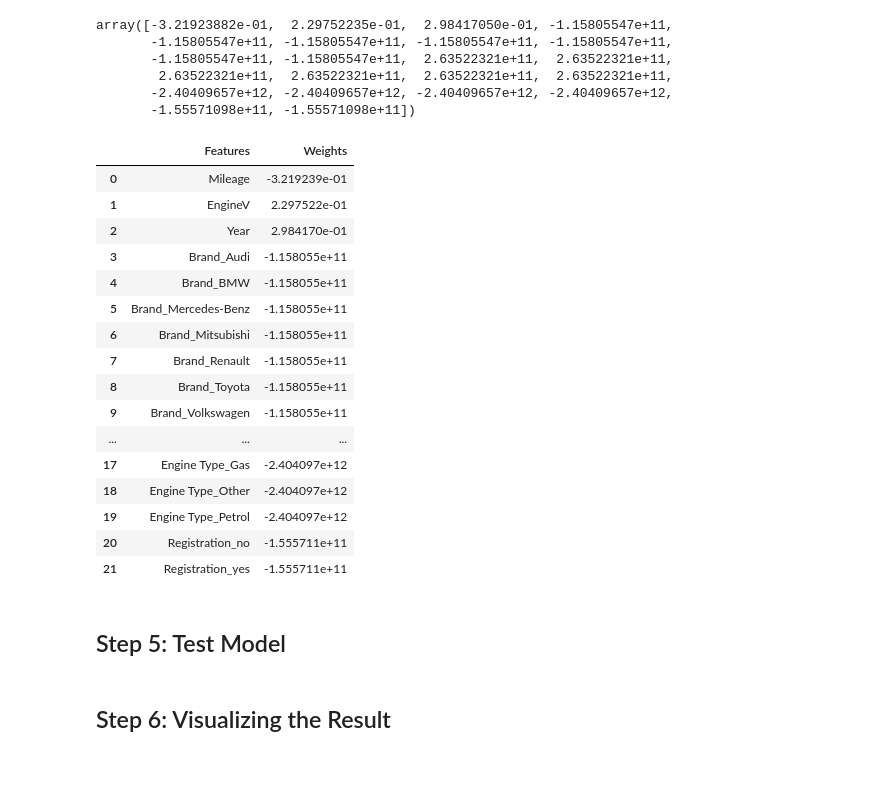
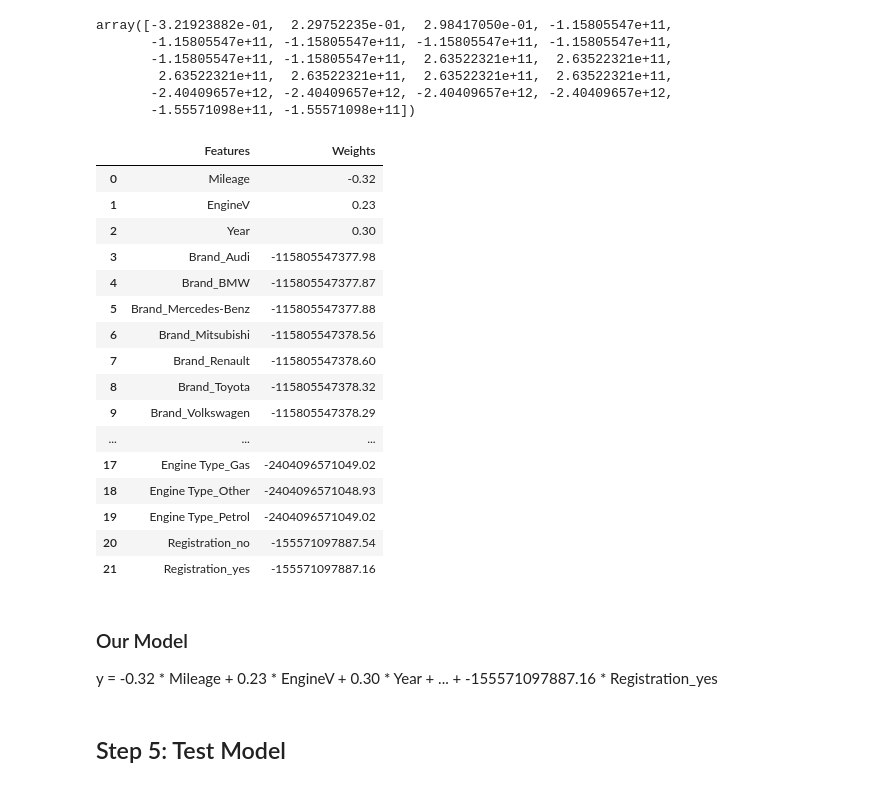
Before and after one commit to Naderiii/Predicting-the-used-car-price, a Jupyter notebook: Predicting the used car price.ipynb, the cells around one changed output. Cells and saved outputs as stored; diff of their text form; code cells hidden in the pictures.

Commit message:
Test Model

```diff
--- a/Predicting the used car price.ipynb
+++ b/Predicting the used car price.ipynb
@@ -467,26 +465,28 @@ array([-3.21923882e-01,  2.29752235e-01,  2.98417050e-01, -1.15805547e+11,
 # %%
 reg_summary = pd.DataFrame(final_noLabel.columns.values, columns=['Features'])
 reg_summary ['Weights'] = reg.coef_
+pd.set_option('display.float_format', lambda x: '%.2f' % x)
 reg_summary
 # %% [output]
 |  | Features | Weights |
-| 0 | Mileage | -3.219239e-01 |
-| 1 | EngineV | 2.297522e-01 |
-| 2 | Year | 2.984170e-01 |
-| 3 | Brand_Audi | -1.158055e+11 |
-| 4 | Brand_BMW | -1.158055e+11 |
-| 5 | Brand_Mercedes-Benz | -1.158055e+11 |
-| 6 | Brand_Mitsubishi | -1.158055e+11 |
-| 7 | Brand_Renault | -1.158055e+11 |
-| 8 | Brand_Toyota | -1.158055e+11 |
-| 9 | Brand_Volkswagen | -1.158055e+11 |
+| 0 | Mileage | -0.32 |
+| 1 | EngineV | 0.23 |
+| 2 | Year | 0.30 |
+| 3 | Brand_Audi | -115805547377.98 |
+| 4 | Brand_BMW | -115805547377.87 |
+| 5 | Brand_Mercedes-Benz | -115805547377.88 |
+| 6 | Brand_Mitsubishi | -115805547378.56 |
+| 7 | Brand_Renault | -115805547378.60 |
+| 8 | Brand_Toyota | -115805547378.32 |
+| 9 | Brand_Volkswagen | -115805547378.29 |
 | ... | ... | ... |
-| 17 | Engine Type_Gas | -2.404097e+12 |
-| 18 | Engine Type_Other | -2.404097e+12 |
-| 19 | Engine Type_Petrol | -2.404097e+12 |
-| 20 | Registration_no | -1.555711e+11 |
-| 21 | Registration_yes | -1.555711e+11 |
+| 17 | Engine Type_Gas | -2404096571049.02 |
+| 18 | Engine Type_Other | -2404096571048.93 |
+| 19 | Engine Type_Petrol | -2404096571049.02 |
+| 20 | Registration_no | -155571097887.54 |
+| 21 | Registration_yes | -155571097887.16 |
+# %% [markdown]
+### Our Model
+y = -0.32 * Mileage + 0.23 * EngineV + 0.30	 * Year + ... + -155571097887.16 * Registration_yes
 # %% [markdown]
 ## Step 5: Test Model
-# %% [markdown]
-## Step 6: Visualizing the Result
```
Also changed, not shown: parts of 13 cells of this notebook.
